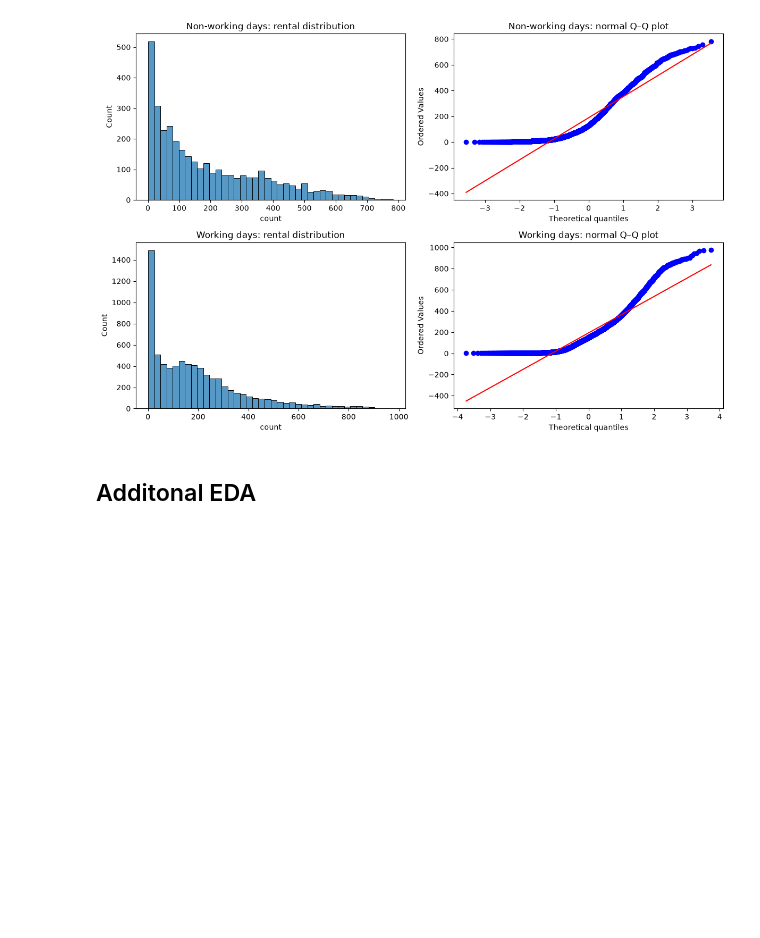
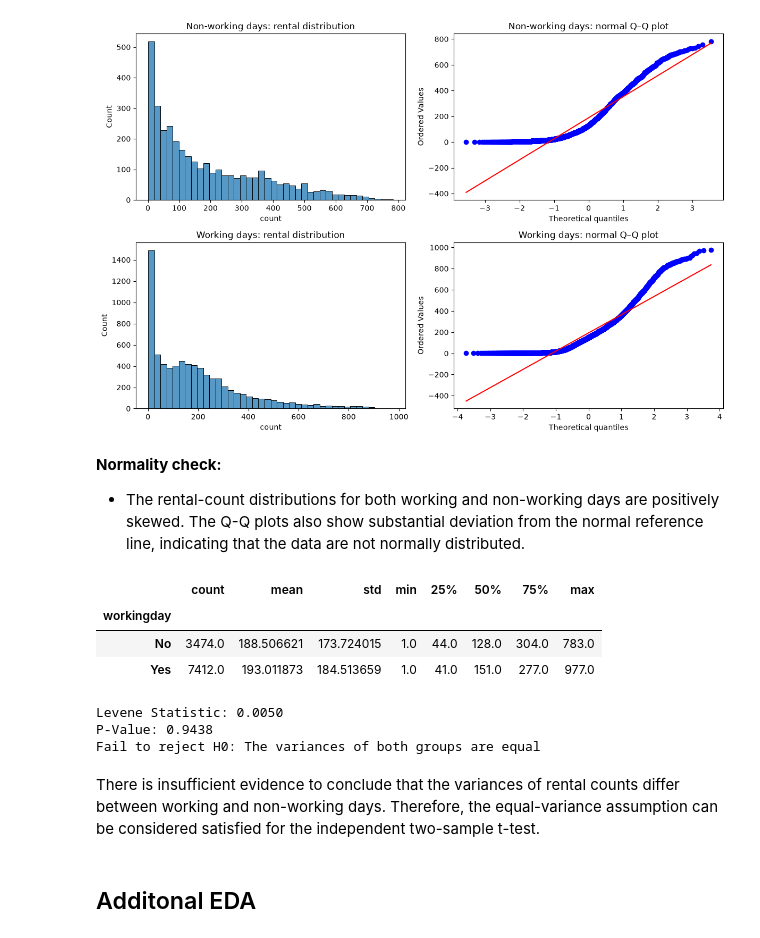
Before and after one commit to Yuvi977/Yulu-Bike-Sharing-Hypothesis-Testing, a Jupyter notebook: Business_Case_Yulu_Hypothesis_Testing.ipynb, the cells around one changed output. Drawn from its saved outputs; the diff is of its cells as text; code cells hidden in the pictures; blank space fills up the shorter version.

```diff
--- a/Business_Case_Yulu_Hypothesis_Testing.ipynb
+++ b/Business_Case_Yulu_Hypothesis_Testing.ipynb
@@ -549,6 +537,37 @@ plt.tight_layout()
 plt.show()
 # %% [output]
 [figure]
+# %% [markdown]
+**Normality check:**
+* The rental-count distributions for both working and non-working days are positively skewed. The Q-Q plots also show substantial deviation from the normal reference line, indicating that the data are not normally distributed.
+# %%
+df.groupby("workingday")["count"].describe()
+# %% [output]
+|  | count | mean | std | min | 25% | 50% | 75% | max |
+| workingday |  |  |  |  |  |  |  |  |
+| No | 3474.0 | 188.506621 | 173.724015 | 1.0 | 44.0 | 128.0 | 304.0 | 783.0 |
+| Yes | 7412.0 | 193.011873 | 184.513659 | 1.0 | 41.0 | 151.0 | 277.0 | 977.0 |
+# %%
+H0 = "The variances of both groups are equal"
+Ha = "The variances of both groups are different"
+
+levene_stat, p_value = stats.levene(working, non_working)
+
+print(f"Levene Statistic: {levene_stat:.4f}")
+print(f"P-Value: {p_value:.4f}")
+
+alpha = 0.05
+
+if p_value < alpha:
+    print(f"Reject H0: {Ha}")
+else:
+    print(f"Fail to reject H0: {H0}")
+# %% [output]
+Levene Statistic: 0.0050
+P-Value: 0.9438
+Fail to reject H0: The variances of both groups are equal
+# %% [markdown]
+There is insufficient evidence to conclude that the variances of rental counts differ between working and non-working days. Therefore, the equal-variance assumption can be considered satisfied for the independent two-sample t-test.
 # %% [markdown]
 ## Additonal EDA
 # %% [markdown]
```
Also changed, not shown: parts of 3 cells of this notebook.
